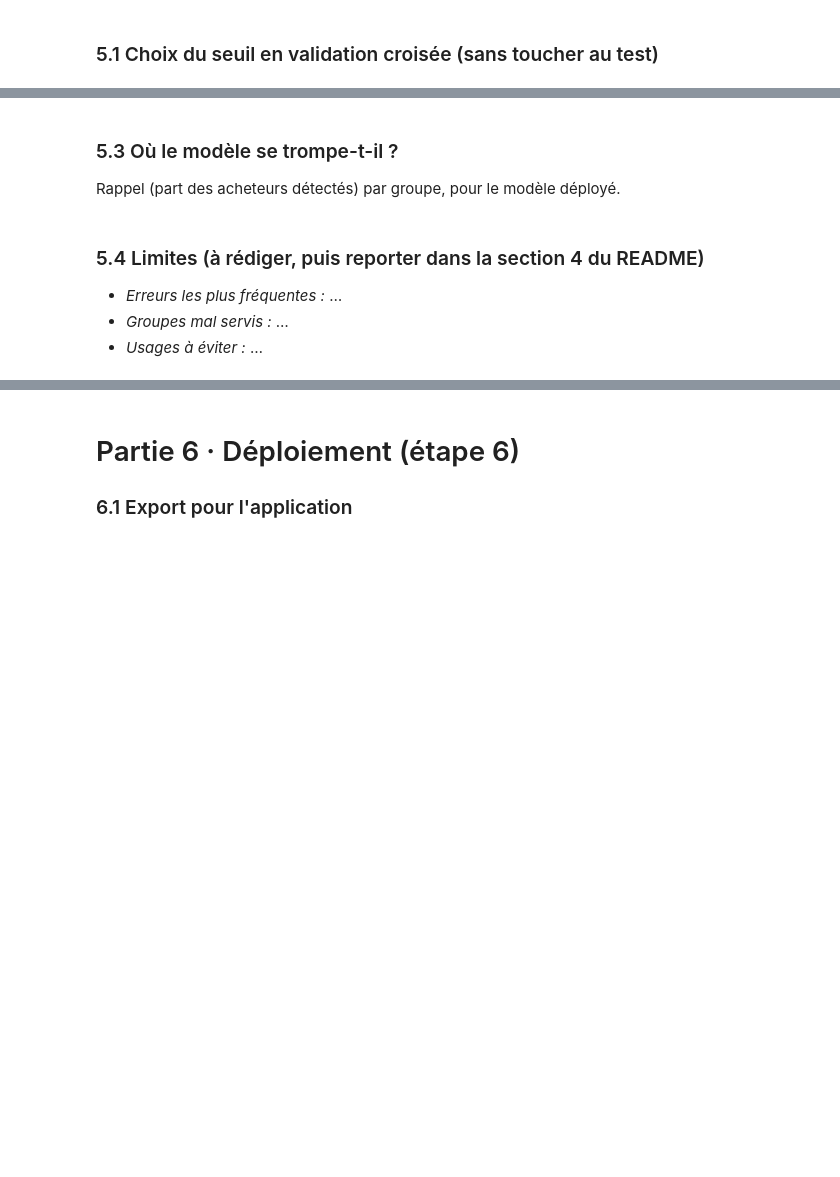
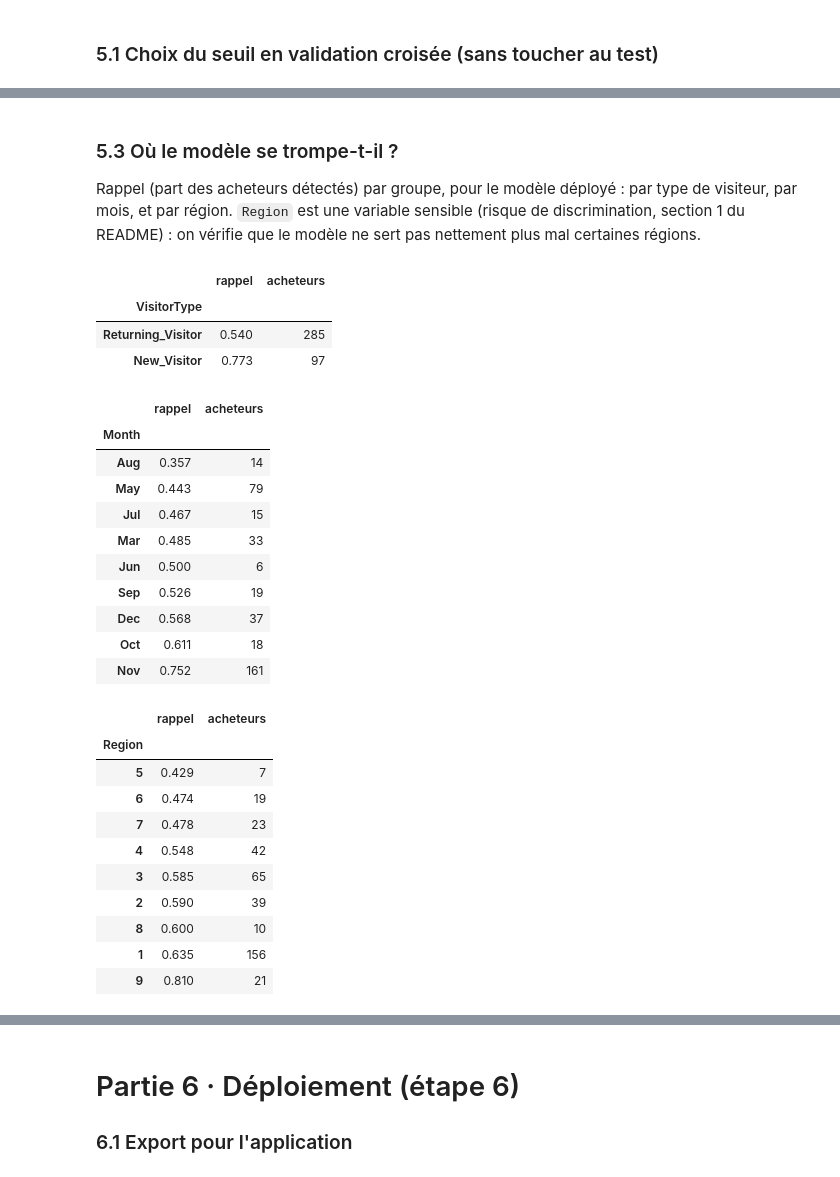
Before and after one commit to khaledmnejja/projet-achat-en-ligne, a Jupyter notebook: notebooks/synora_projet_ml.ipynb, the cells around one changed output, grey strips where cells are left out. Saved outputs shown, nothing was run; the diff lists cells and outputs as text; code cells hidden in the pictures; blank space fills up the shorter version.

```diff
--- a/notebooks/synora_projet_ml.ipynb
+++ b/notebooks/synora_projet_ml.ipynb
@@ -511,16 +785,40 @@ plt.show()
 # %% [markdown]
 ### 5.3 Où le modèle se trompe-t-il ?
 
-Rappel (part des acheteurs détectés) par groupe, pour le modèle déployé.
+Rappel (part des acheteurs détectés) par groupe, pour le modèle déployé : par type de visiteur, par mois, et par région.
+`Region` est une variable sensible (risque de discrimination, section 1 du README) : on vérifie que le modèle ne sert pas nettement plus mal certaines régions.
 # %%
 errors = X_test.assign(achat=y_test.values, detecte=FINAL[DEPLOYED]["y_pred"])
 buyers = errors[errors.achat == 1]
-for col in ["VisitorType", "Month"]:
+RECALL_GROUPS = {}
+for col in ["VisitorType", "Month", "Region"]:
     table = buyers.groupby(col)["detecte"].agg(rappel="mean", acheteurs="size").round(3)
+    RECALL_GROUPS[col] = table["rappel"].to_dict()
     display(table.sort_values("rappel"))
+# %% [output]
+|  | rappel | acheteurs |
+| VisitorType |  |  |
+| Returning_Visitor | 0.540 | 285 |
+| New_Visitor | 0.773 | 97 |
+|  | rappel | acheteurs |
+| Month |  |  |
+| Aug | 0.357 | 14 |
+| May | 0.443 | 79 |
+| Jul | 0.467 | 15 |
+| Mar | 0.485 | 33 |
+| Jun | 0.500 | 6 |
+| Sep | 0.526 | 19 |
+| Dec | 0.568 | 37 |
+| Oct | 0.611 | 18 |
+| Nov | 0.752 | 161 |
+|  | rappel | acheteurs |
+| Region |  |  |
+| 5 | 0.429 | 7 |
+| 6 | 0.474 | 19 |
+| 7 | 0.478 | 23 |
+| 4 | 0.548 | 42 |
+| 3 | 0.585 | 65 |
+| 2 | 0.590 | 39 |
+| 8 | 0.600 | 10 |
+| 1 | 0.635 | 156 |
+| 9 | 0.810 | 21 |
-# %% [markdown]
-### 5.4 Limites (à rédiger, puis reporter dans la section 4 du README)
-
-- *Erreurs les plus fréquentes :* …
-- *Groupes mal servis :* …
-- *Usages à éviter :* …
```
Also changed, not shown: parts of 50 cells of this notebook, 15 other files.
